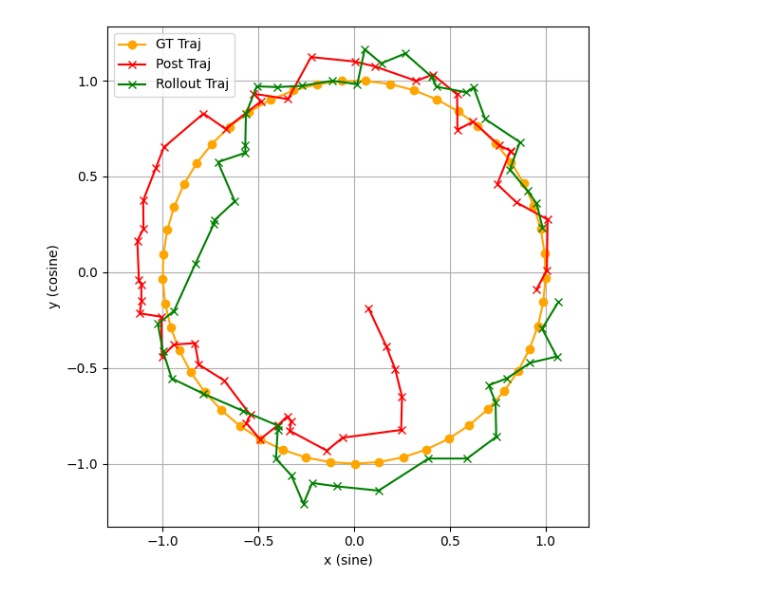
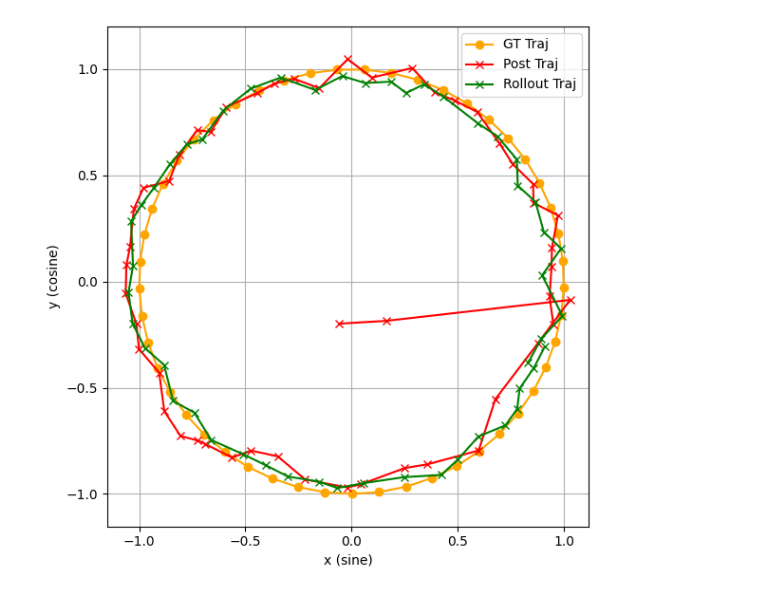
Before and after one commit to alec-tschantz/rssm-jax, a Jupyter notebook: examples/rssm.ipynb, the cells around one changed output. Saved outputs shown, nothing was run; the diff lists cells and outputs as text; code cells hidden in the pictures.

```diff
--- a/examples/rssm.ipynb
+++ b/examples/rssm.ipynb
@@ -50,28 +32,26 @@ def init_dataset(key: jr.PRNGKey, T: int, B: int) -> tuple[Array, Array]:
 key = jr.PRNGKey(0)
 key, model_key, data_key = jr.split(key, 3)
 
-model = init_model(
+model = utils.init_model(
     obs_dim=2,
     action_dim=1,
-    embed_dim=64,
+    embed_dim=512,
     state_dim=200,
-    num_discrete=8,
-    discrete_dim=8,
+    num_discrete=32,
+    discrete_dim=32,
     hidden_dim=200,
     key=model_key,
 )
-
 optimizer = optax.chain(optax.clip_by_global_norm(1.0), optax.adam(1e-3))
 opt_state = optimizer.init(eqx.filter(model, eqx.is_array))
 
 key, data_key = jr.split(key)
 obs_seq, action_seq = init_dataset(data_key, T=50, B=50)
 
-
 num_epochs = 500
 for epoch in range(num_epochs):
     key, train_key = jr.split(key)
-    model, opt_state, loss = train_step(
+    model, opt_state, loss = train.step(
         model, obs_seq, action_seq, optimizer, opt_state, train_key
     )
     if epoch % 100 == 0:
@@ -90,18 +70,18 @@ action_slice = action_seq[0]
 
 
 obs_embed_seq = vmap(lambda obs: forward_encoder(model.encoder, obs))(obs_slice)
-
-post_seq, _ = rollout_dynamics(
+init_post = init_post_state(model)
+post_seq, _ = rollout(
     model.prior,
     model.posterior,
     obs_embed_seq,
-    init_post_state(model),
+    init_post,
     action_slice,
     rollout_key,
 )
 final_post = jtu.tree_map(lambda x: x[-1], post_seq)
 
-rollout_seq = rollout_dynamics_prior(
+rollout_seq = rollout_prior(
     model.prior, final_post, action_slice, prior_key
 )
 
@@ -111,31 +91,31 @@ rollout_obs = vmap(lambda s: forward_decoder(model.decoder, s))(rollout_seq)
 plt.figure(figsize=(6, 6))
 plt.plot(
     obs_slice[:, 0],
     obs_slice[:, 1],
     label="GT Traj",
     marker="o",
     color="orange",
 )
 plt.plot(
     post_obs[:, 0],
     post_obs[:, 1],
     label="Post Traj",
     marker="x",
     color="red",
 )
 plt.plot(
     rollout_obs[:, 0],
     rollout_obs[:, 1],
     label="Rollout Traj",
     marker="x",
     color="green",
 )
 plt.legend()
 plt.xlabel("x (sine)")
 plt.ylabel("y (cosine)")
 plt.axis("equal")
 plt.grid(True)
 plt.tight_layout()
 plt.show()
 # %% [output]
-[figure, old version]
+[figure, new version]
```
Also changed, not shown: parts of 3 cells of this notebook, 4 other files.
